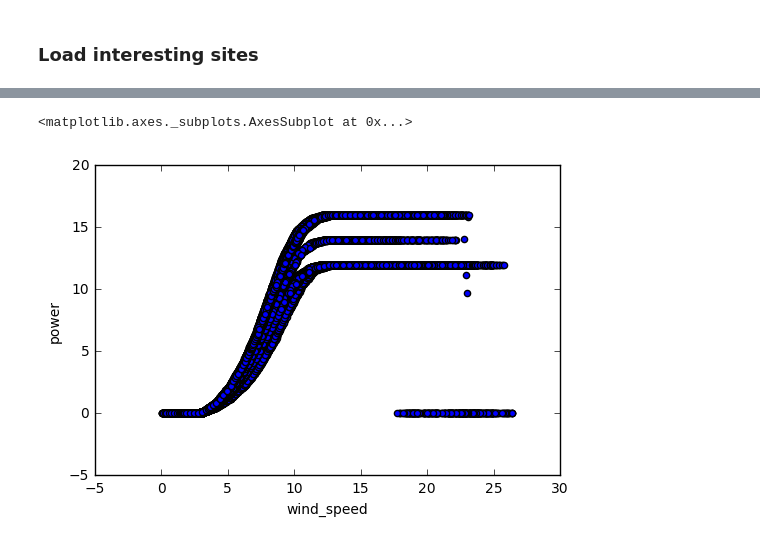
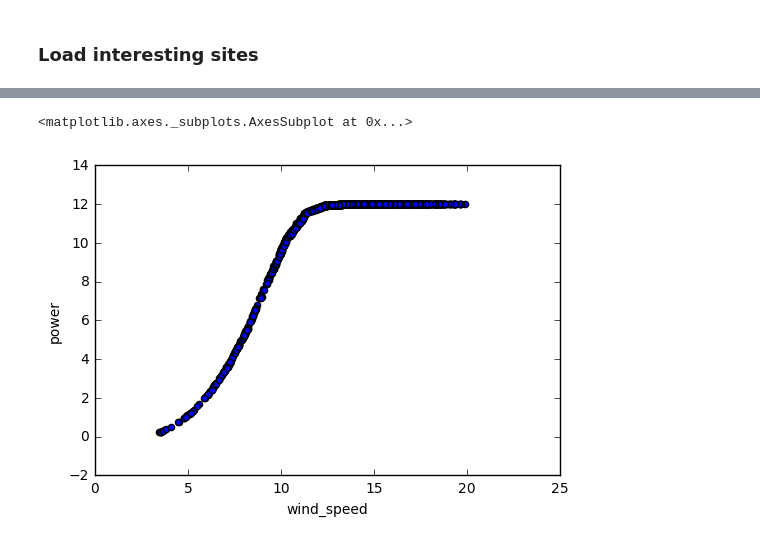
Before and after one commit to NREL/pywtk, a Jupyter notebook: notebooks/4_data_retrieval_cache.ipynb, the cells around one changed output, grey strips where cells are left out. Cells and saved outputs as stored; diff of their text form; code cells hidden in the pictures.

```diff
--- a/notebooks/4_data_retrieval_cache.ipynb
+++ b/notebooks/4_data_retrieval_cache.ipynb
@@ -83,0 +30,13 @@ total_df = pandas.concat(wind_data.values())
+# %%
+site_id = all_site_ids[0]
+start = pandas.Timestamp('2013-01-01', tz='utc')
+end = pandas.Timestamp('2013-01-07', tz='utc')
+utc = True
+attributes = ["power", "wind_direction", "wind_speed", "temperature", "pressure", "density"]
+met_data = get_nc_data(site_id, start, end, attributes, utc=utc, nc_dir=WIND_MET_NC_DIR)
+attributes_hour = ["hour_ahead_power","hour_ahead_power_p90", "hour_ahead_power_p10"]
+attributes_4_hour = ["4_hour_ahead_power","4_hour_ahead_power_p90", "4_hour_ahead_power_p10"]
+attributes_6_hour = ["6_hour_ahead_power","6_hour_ahead_power_p90", "6_hour_ahead_power_p10"]
+attributes_day = ["day_ahead_power","day_ahead_power_p90", "day_ahead_power_p10"]
+fcst_attributes = attributes_hour + attributes_4_hour + attributes_6_hour + attributes_day
+fcst_data = get_nc_data(site_id, start, end, fcst_attributes, utc=utc, nc_dir=WIND_FCST_DIR)
@@ -114,5 +73,5 @@ power_df.to_csv('wtk_power.csv')
 # %%
-total_df.plot(kind='scatter', x='wind_speed', y='power')
+met_data.plot(kind='scatter', x='wind_speed', y='power')
 # %% [output]
 <matplotlib.axes._subplots.AxesSubplot at 0x...>
-[figure, old version]
+[figure, new version]
```
Also changed, not shown: parts of 21 cells of this notebook, 4 other files.
